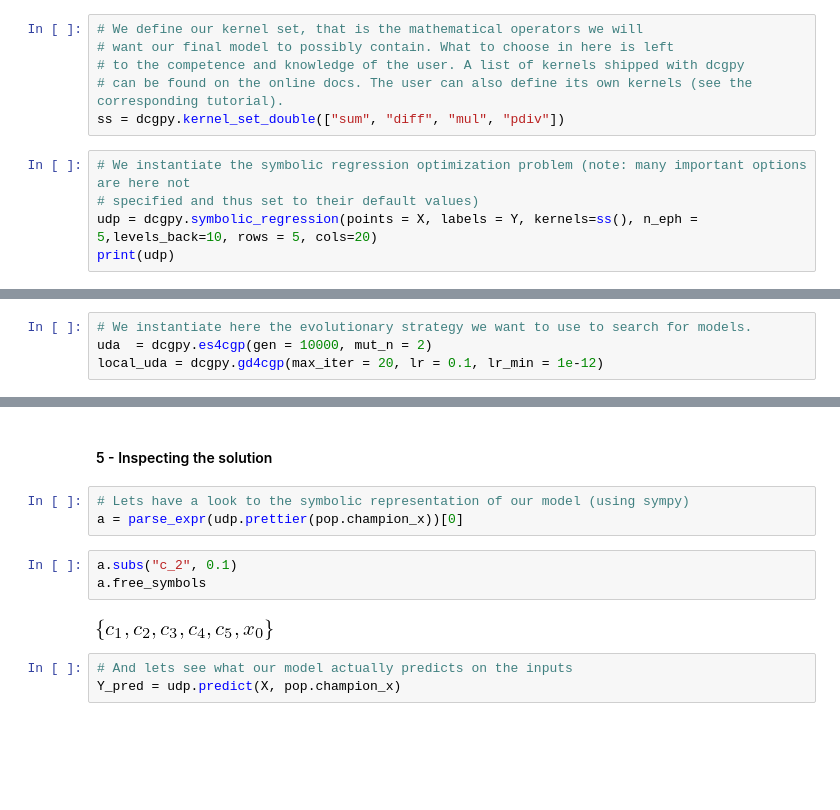
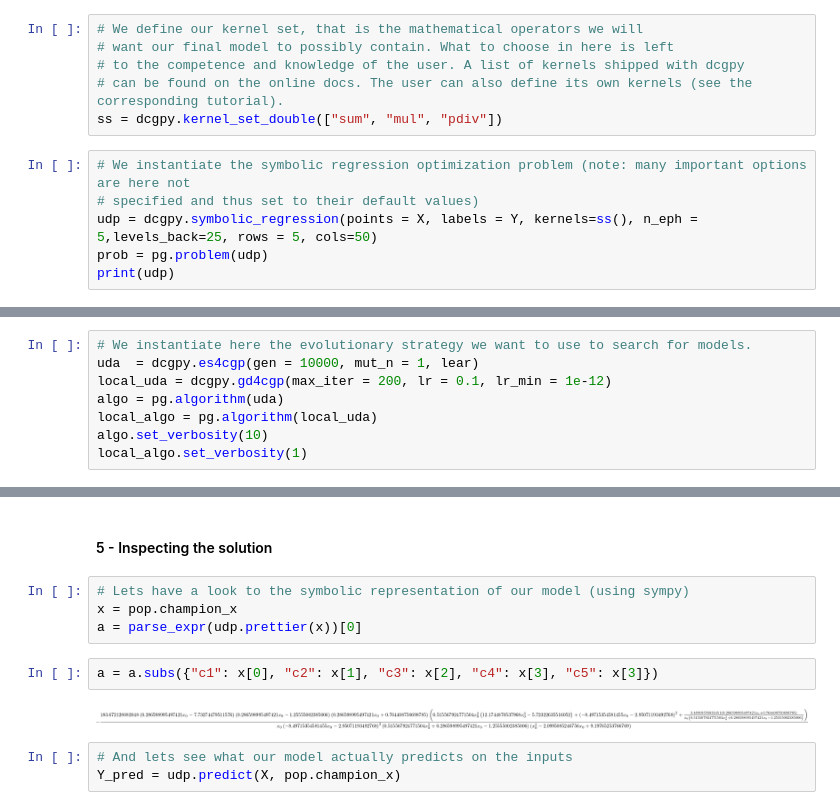
Before and after one commit to darioizzo/dcgp, a Jupyter notebook: doc/sphinx/notebooks/symbolic_regression_2.ipynb, the cells around one changed output, grey strips where cells are left out. Cells and saved outputs as stored; diff of their text form; blank space fills up the shorter version.

```diff
--- a/doc/sphinx/notebooks/symbolic_regression_2.ipynb
+++ b/doc/sphinx/notebooks/symbolic_regression_2.ipynb
@@ -35,11 +35,12 @@ _ = plt.ylabel('ultrasonic response')
 # want our final model to possibly contain. What to choose in here is left
 # to the competence and knowledge of the user. A list of kernels shipped with dcgpy
 # can be found on the online docs. The user can also define its own kernels (see the corresponding tutorial).
-ss = dcgpy.kernel_set_double(["sum", "diff", "mul", "pdiv"])
+ss = dcgpy.kernel_set_double(["sum", "mul", "pdiv"])
 # %%
 # We instantiate the symbolic regression optimization problem (note: many important options are here not
 # specified and thus set to their default values)
-udp = dcgpy.symbolic_regression(points = X, labels = Y, kernels=ss(), n_eph = 5,levels_back=10, rows = 5, cols=20)
+udp = dcgpy.symbolic_regression(points = X, labels = Y, kernels=ss(), n_eph = 5,levels_back=25, rows = 5, cols=50)
+prob = pg.problem(udp)
 print(udp)
 # %% [output]
         Data dimension (points): 1
@@ -50,7 +51,11 @@ print(udp)
 #### 3 - The search algorithm
 # %%
 # We instantiate here the evolutionary strategy we want to use to search for models.
-uda  = dcgpy.es4cgp(gen = 10000, mut_n = 2)
-local_uda = dcgpy.gd4cgp(max_iter = 20, lr = 0.1, lr_min = 1e-12)
+uda  = dcgpy.es4cgp(gen = 10000, mut_n = 1, lear)
+local_uda = dcgpy.gd4cgp(max_iter = 200, lr = 0.1, lr_min = 1e-12)
+algo = pg.algorithm(uda)
+local_algo = pg.algorithm(local_uda)
+algo.set_verbosity(10)
+local_algo.set_verbosity(1)
 # %% [markdown]
 #### 4 - The search
@@ -71,12 +70,12 @@ pop = local_algo.evolve(pop)
 #### 5 - Inspecting the solution
 # %%
 # Lets have a look to the symbolic representation of our model (using sympy)
-a = parse_expr(udp.prettier(pop.champion_x))[0]
+x = pop.champion_x
+a = parse_expr(udp.prettier(x))[0]
-# %%
-a.subs("c_2", 0.1)
-a.free_symbols
-# %% [output]
-[figure, removed]
+# %%
+a = a.subs({"c1": x[0], "c2": x[1], "c3": x[2], "c4": x[3], "c5": x[3]})
+# %% [output]
+[figure, added]
 # %%
 # And lets see what our model actually predicts on the inputs
 Y_pred = udp.predict(X, pop.champion_x)
```
Also changed, not shown: parts of 3 cells of this notebook.
